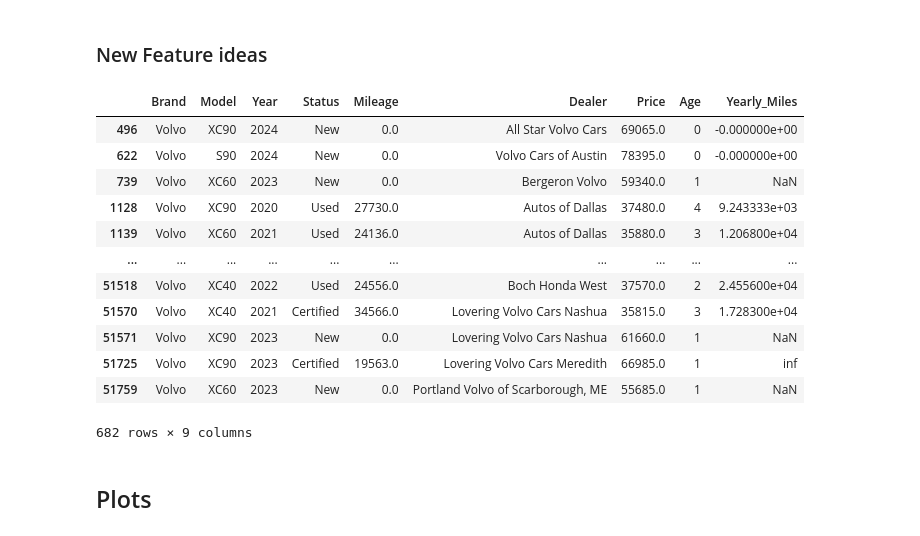
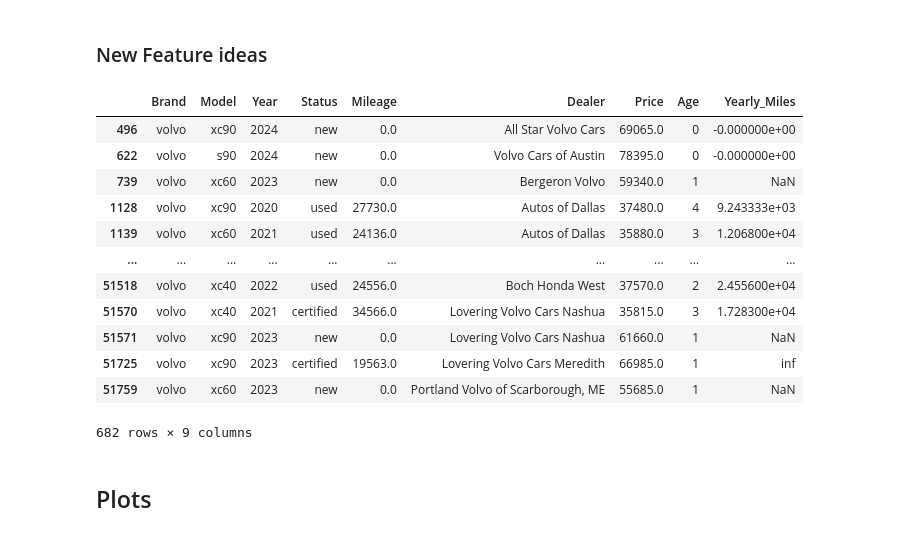
Before and after one commit to BlueOceanWave/ML-584-Project, a Jupyter notebook: analysis.ipynb, the cells around one changed output. Saved outputs shown, nothing was run; the diff lists cells and outputs as text; code cells hidden in the pictures.

```diff
--- a/analysis.ipynb
+++ b/analysis.ipynb
@@ -172,21 +173,21 @@ brand_datasets = {brand: group for brand, group in grouped_by_brand if len(group
 # %%
 #average mileage per year
 for brand, df in brand_datasets.items():
     df['Yearly_Miles'] = df['Mileage'] / (2023 - df['Year'])
-brand_datasets['Volvo']
+brand_datasets['volvo']
 # %% [output]
 |  | Brand | Model | Year | Status | Mileage | Dealer | Price | Age | Yearly_Miles |
-| 496 | Volvo | XC90 | 2024 | New | 0.0 | All Star Volvo Cars | 69065.0 | 0 | -0.000000e+00 |
-| 622 | Volvo | S90 | 2024 | New | 0.0 | Volvo Cars of Austin | 78395.0 | 0 | -0.000000e+00 |
-| 739 | Volvo | XC60 | 2023 | New | 0.0 | Bergeron Volvo | 59340.0 | 1 | NaN |
-| 1128 | Volvo | XC90 | 2020 | Used | 27730.0 | Autos of Dallas | 37480.0 | 4 | 9.243333e+03 |
-| 1139 | Volvo | XC60 | 2021 | Used | 24136.0 | Autos of Dallas | 35880.0 | 3 | 1.206800e+04 |
+| 496 | volvo | xc90 | 2024 | new | 0.0 | All Star Volvo Cars | 69065.0 | 0 | -0.000000e+00 |
+| 622 | volvo | s90 | 2024 | new | 0.0 | Volvo Cars of Austin | 78395.0 | 0 | -0.000000e+00 |
+| 739 | volvo | xc60 | 2023 | new | 0.0 | Bergeron Volvo | 59340.0 | 1 | NaN |
+| 1128 | volvo | xc90 | 2020 | used | 27730.0 | Autos of Dallas | 37480.0 | 4 | 9.243333e+03 |
+| 1139 | volvo | xc60 | 2021 | used | 24136.0 | Autos of Dallas | 35880.0 | 3 | 1.206800e+04 |
 | ... | ... | ... | ... | ... | ... | ... | ... | ... | ... |
-| 51518 | Volvo | XC40 | 2022 | Used | 24556.0 | Boch Honda West | 37570.0 | 2 | 2.455600e+04 |
-| 51570 | Volvo | XC40 | 2021 | Certified | 34566.0 | Lovering Volvo Cars Nashua | 35815.0 | 3 | 1.728300e+04 |
-| 51571 | Volvo | XC90 | 2023 | New | 0.0 | Lovering Volvo Cars Nashua | 61660.0 | 1 | NaN |
-| 51725 | Volvo | XC90 | 2023 | Certified | 19563.0 | Lovering Volvo Cars Meredith | 66985.0 | 1 | inf |
-| 51759 | Volvo | XC60 | 2023 | New | 0.0 | Portland Volvo of Scarborough, ME | 55685.0 | 1 | NaN |
+| 51518 | volvo | xc40 | 2022 | used | 24556.0 | Boch Honda West | 37570.0 | 2 | 2.455600e+04 |
+| 51570 | volvo | xc40 | 2021 | certified | 34566.0 | Lovering Volvo Cars Nashua | 35815.0 | 3 | 1.728300e+04 |
+| 51571 | volvo | xc90 | 2023 | new | 0.0 | Lovering Volvo Cars Nashua | 61660.0 | 1 | NaN |
+| 51725 | volvo | xc90 | 2023 | certified | 19563.0 | Lovering Volvo Cars Meredith | 66985.0 | 1 | inf |
+| 51759 | volvo | xc60 | 2023 | new | 0.0 | Portland Volvo of Scarborough, ME | 55685.0 | 1 | NaN |
 682 rows × 9 columns
 # %% [markdown]
 ## Plots
```
Also changed, not shown: parts of 6 cells of this notebook.
